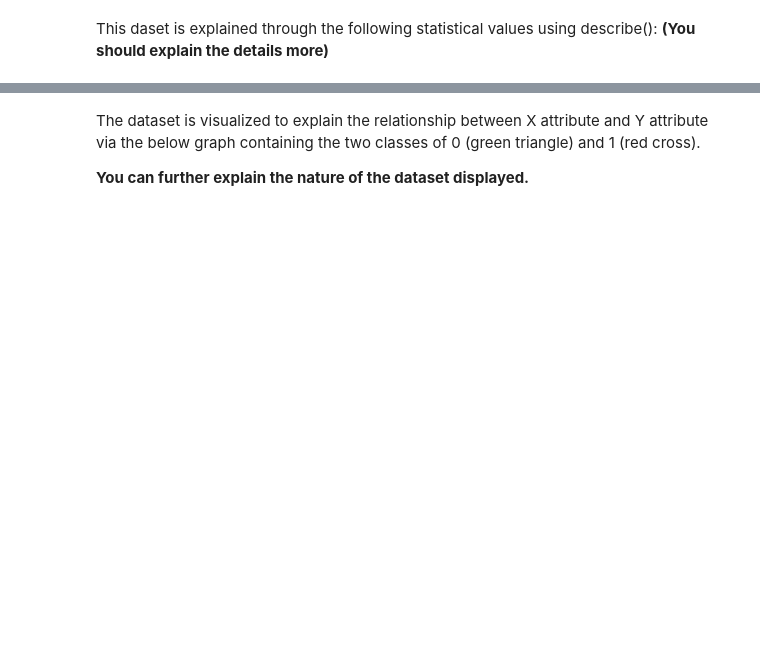
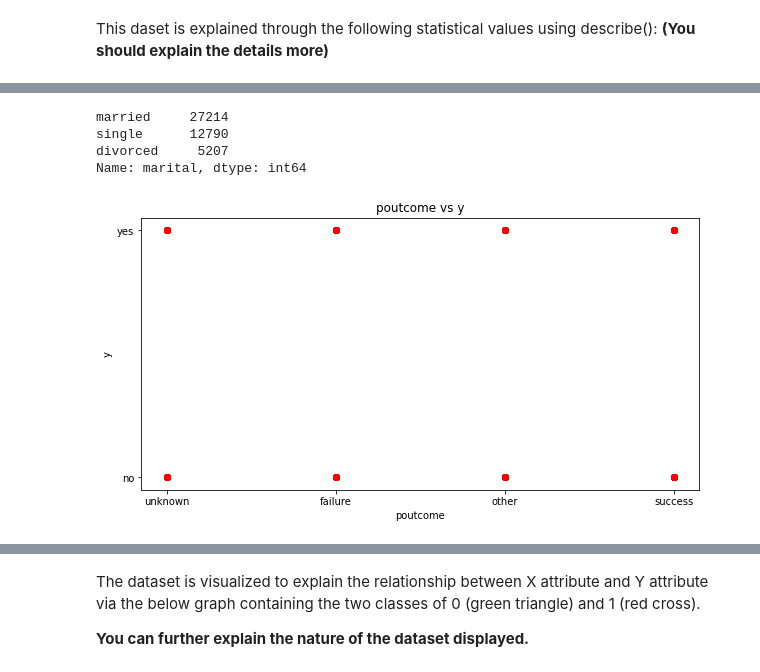
Before and after one commit to Kla10011/FRA503-MACHINE-LEARNING, a Jupyter notebook: HW_1_6351/_HW1.ipynb, the cells around one changed output, grey strips where cells are left out. Cells and saved outputs as stored; diff of their text form; code cells hidden in the pictures; blank space fills up the shorter version.

```diff
--- a/HW_1_6351/_HW1.ipynb
+++ b/HW_1_6351/_HW1.ipynb
@@ -81,0 +145,17 @@ df.describe()
+# %%
+df['marital'].value_counts()
+# %% [output]
+married     27214
+single      12790
+divorced     5207
+Name: marital, dtype: int64
+# %%
+import matplotlib.pyplot as plt
+plt.figure(figsize = (10,5))
+plt.title('poutcome vs y')
+plt.xlabel('poutcome')
+plt.ylabel('y')
+plt.plot(df.poutcome,df.y,"or")
+plt.show()
+# %% [output]
+[figure, added]
```
Also changed, not shown: parts of 13 cells of this notebook, 4 other files.
